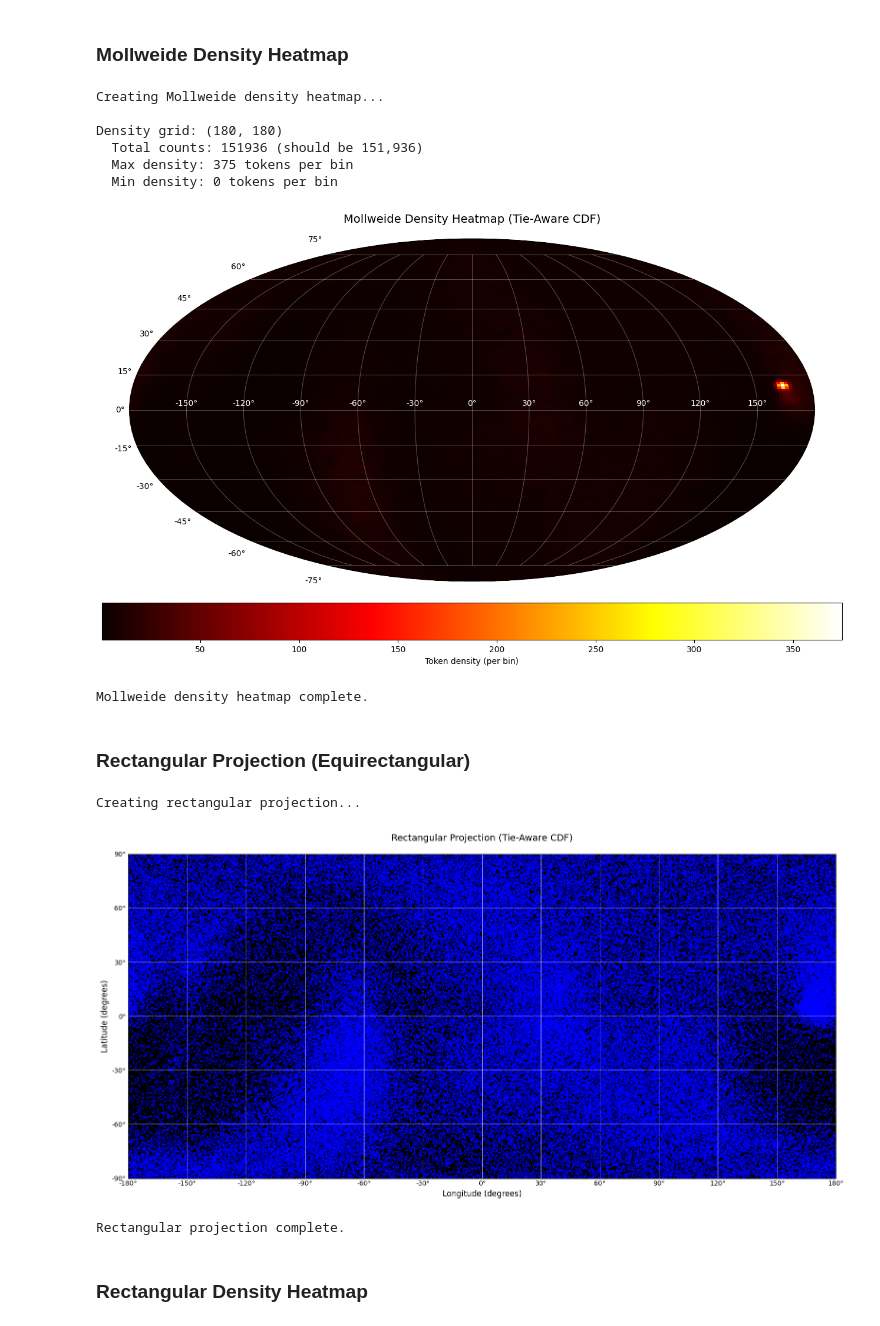
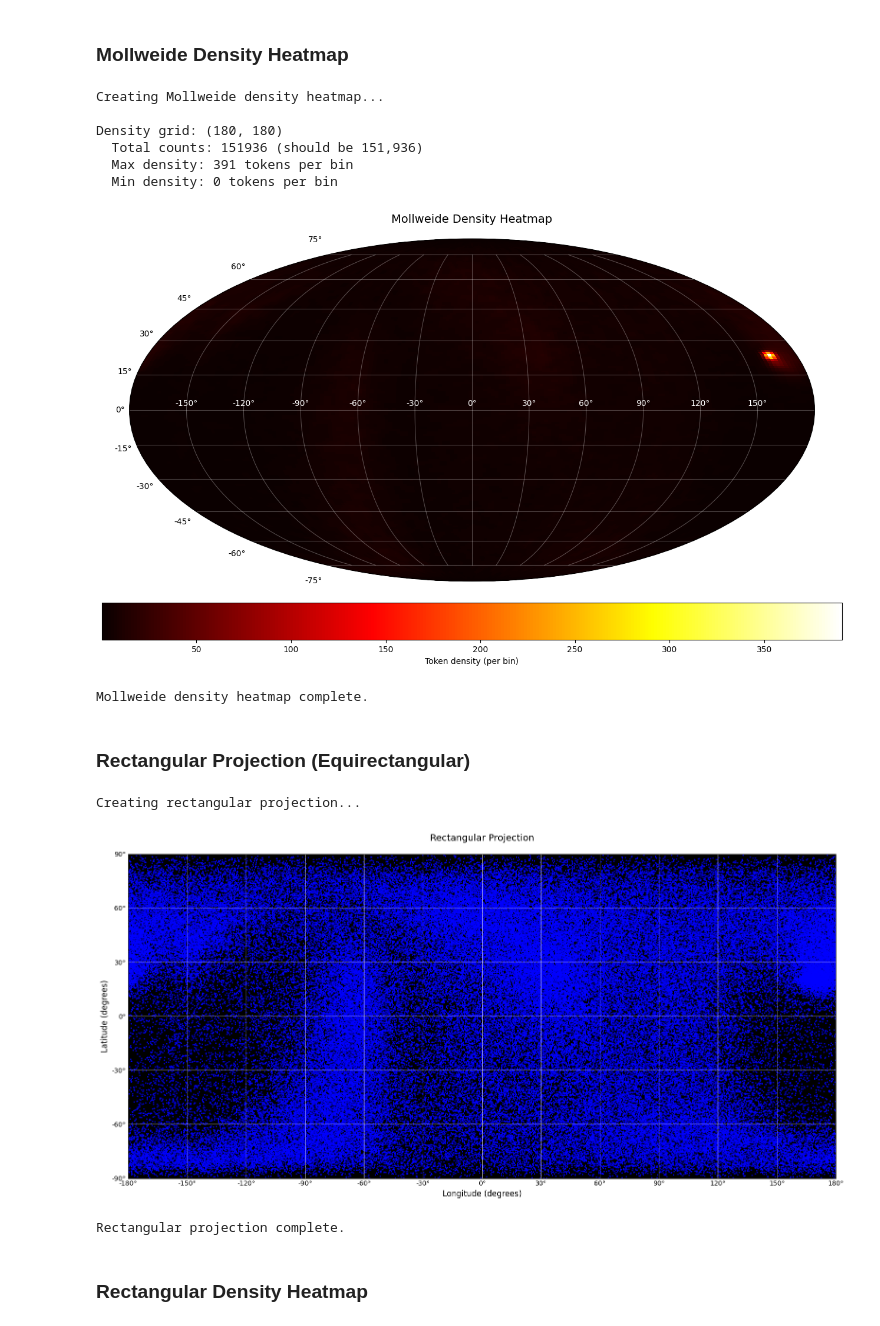
Before and after one commit to Embedding-Space/Azimuth_II, a Jupyter notebook: notebooks/07.2a_general_sky_map.ipynb, the cells around one changed output. Drawn from its saved outputs; the diff is of its cells as text; code cells hidden in the pictures.

```diff
--- a/notebooks/07.2a_general_sky_map.ipynb
+++ b/notebooks/07.2a_general_sky_map.ipynb
@@ -28,11 +26,11 @@ This notebook is designed for maximum flexibility and reusability:
 TENSOR_DIR = "../data/tensors"
 
 # Input vectors
-VECTORS_FILE = "gamma_centered_qwen3_4b_instruct_2507.safetensors"
-VECTORS_KEY = "gamma_centered"
+VECTORS_FILE = "gamma_qwen3_4b_instruct_2507.safetensors"
+VECTORS_KEY = "gamma"
 
 # Basis vectors (defines coordinate system)
-BASIS_FILE = "pca_basis_vectors.safetensors"  # Will create in 07.3a
+BASIS_FILE = "pca_basis_vectors.safetensors"
 BASIS_KEYS = {
     'north': '1',      # +Z: north pole (+90° lat)
     'meridian': '2',   # +X: prime meridian (0° lon)
@@ -45,8 +43,8 @@ BASIS_KEYS = {
 
 # Viewpoint (origin for spherical coordinates)
 # If None, uses coordinate system origin (0, 0, ..., 0)
-VIEWPOINT_FILE = None
-VIEWPOINT_KEY = None
+VIEWPOINT_FILE = "gamma_centroid_mu.safetensors"
+VIEWPOINT_KEY = "mu"
 
 # Color data (per-token scalar values)
 # If provided, colors points by scalar field using COLORMAP
@@ -76,14 +74,6 @@ LOOKAT_LAT = 0.0    # degrees
 FOV_DIAMETER = 360  # degrees (full sky)
 
 # ============================================================================
-# CDF TRANSFORM
-# ============================================================================
-
-# Apply tie-aware CDF flattening to latitude?
-# Corrects for high-D clustering while preserving degeneracy
-USE_TIE_AWARE_CDF = True
-
-# ============================================================================
 # VISUALIZATION
 # ============================================================================
 
@@ -436,12 +367,12 @@ plot_mask = ~mask
 
 # Convert to numpy
 lon_np = lon_deg.cpu().numpy()
-lat_flat_np = lat_flat.cpu().numpy()
+lat_np = lat_deg.cpu().numpy()
 plot_mask_np = plot_mask.cpu().numpy()
 
 # Apply mask
 lon_plot = lon_np[plot_mask_np]
-lat_plot = lat_flat_np[plot_mask_np]
+lat_plot = lat_np[plot_mask_np]
 
 if colors_array is not None:
     colors_plot = colors_array[plot_mask_np]
@@ -611,7 +541,7 @@ for label in ax.get_yticklabels():
 ax.tick_params(axis='x', which='both', length=0, colors='white')
 ax.tick_params(axis='y', which='both', length=0, colors='black')
 
-ax.set_title(f'Mollweide Density Heatmap{cdf_note}{mask_note}',
+ax.set_title(f'Mollweide Density Heatmap{mask_note}',
              color='black', pad=20, fontsize=14)
 
 plt.tight_layout()
@@ -624,9 +554,9 @@ Creating Mollweide density heatmap...
 
 Density grid: (180, 180)
   Total counts: 151936 (should be 151,936)
-  Max density: 375 tokens per bin
+  Max density: 391 tokens per bin
   Min density: 0 tokens per bin
-[figure, old version]
+[figure, new version]
 Mollweide density heatmap complete.
 # %% [markdown]
 ### Rectangular Projection (Equirectangular)
@@ -675,35 +605,35 @@ ax.set_yticks(lat_ticks)
 ax.set_xticklabels([f'{int(lon)}°' for lon in lon_ticks], color='black')
 ax.set_yticklabels([f'{int(lat)}°' for lat in lat_ticks], color='black')
 
 # Set tick colors independently
 ax.tick_params(axis='x', which='both', length=0, colors='black')
 ax.tick_params(axis='y', which='both', length=0, colors='black')
 
 # Set limits
 ax.set_xlim(lon_min, lon_max)
 ax.set_ylim(lat_min, lat_max)
 
 # Formatting
 ax.grid(True, alpha=0.5, color='white', which='major')
 ax.set_xlabel('Longitude (degrees)', color='black', fontsize=12)
 ax.set_ylabel('Latitude (degrees)', color='black', fontsize=12)
-ax.set_title(f'Rectangular Projection{cdf_note}{mask_note}',
+ax.set_title(f'Rectangular Projection{mask_note}',
              color='black', pad=20, fontsize=14)
 
 # Set spine colors independently
 ax.spines['top'].set_edgecolor('black')
 ax.spines['bottom'].set_edgecolor('black')
 ax.spines['left'].set_edgecolor('black')
 ax.spines['right'].set_edgecolor('black')
 
 plt.tight_layout()
 plt.show()
 
 print("Rectangular projection complete.")
 print()
 # %% [output]
 Creating rectangular projection...
-[figure, old version]
+[figure, new version]
 Rectangular projection complete.
 # %% [markdown]
 ### Rectangular Density Heatmap
```
Also changed, not shown: parts of 14 cells of this notebook, 1 other file.
